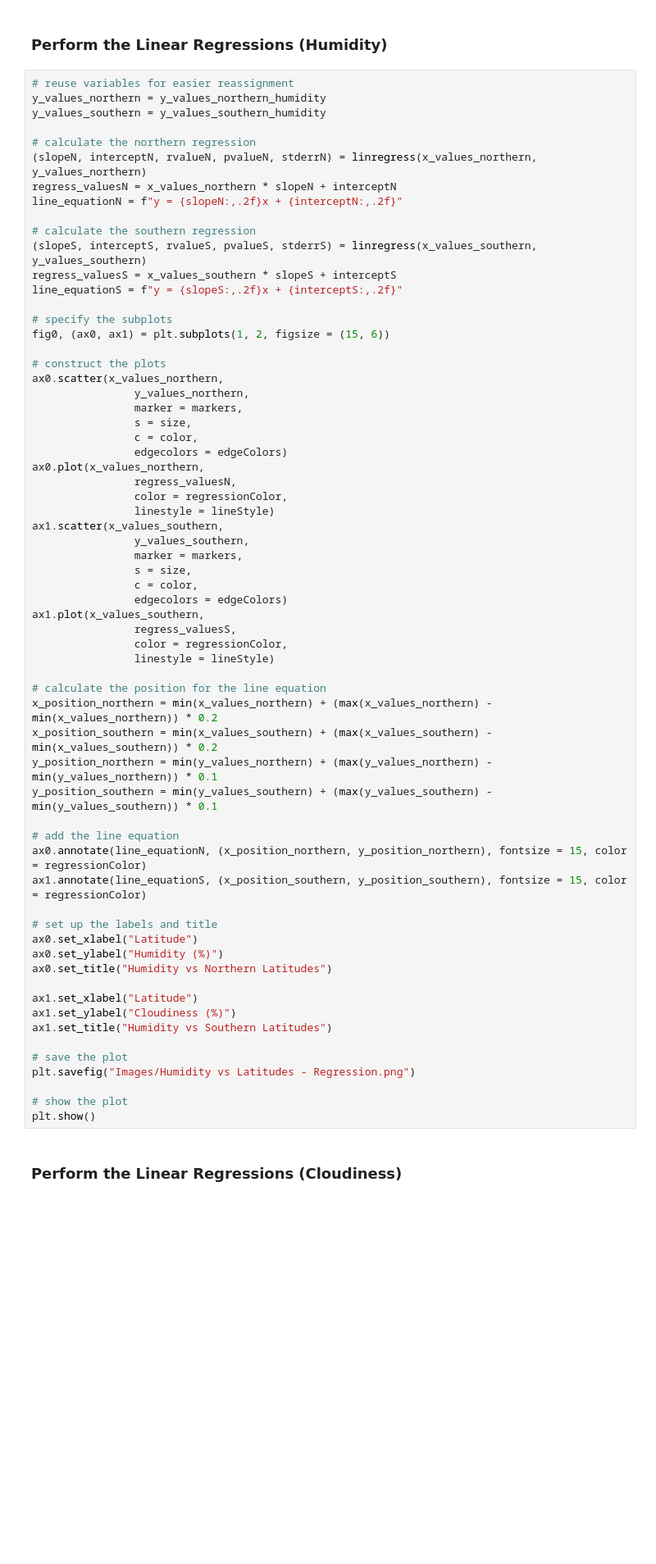
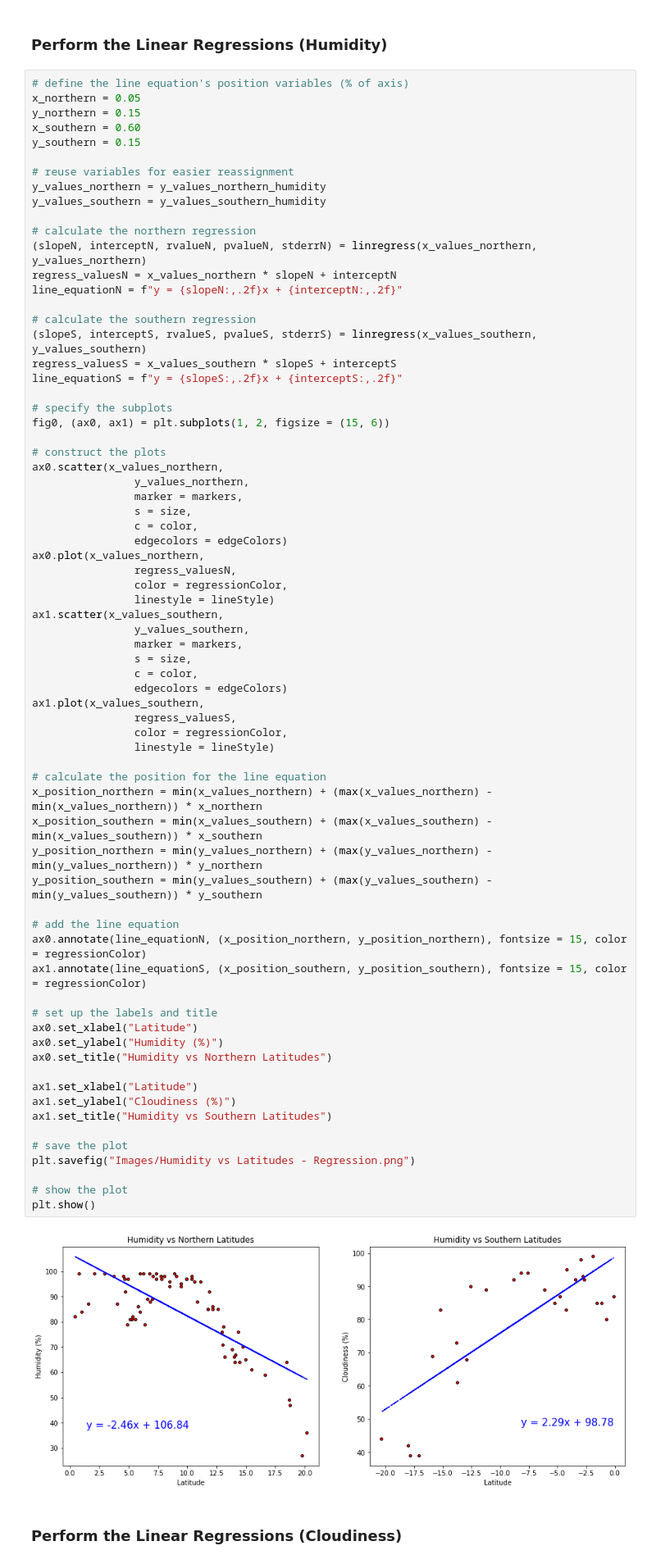
Before and after one commit to seneubauer/python-api-challenge, a Jupyter notebook: WeatherPy.ipynb, the cells around one changed output. Shown: that part at 82% size. Drawn from its saved outputs; the diff is of its cells as text; blank space fills up the shorter version.

```diff
--- a/WeatherPy.ipynb
+++ b/WeatherPy.ipynb
@@ -300,6 +336,12 @@ plt.show()
 # %% [markdown]
 ### Perform the Linear Regressions (Humidity)
 # %%
+# define the line equation's position variables (% of axis)
+x_northern = 0.05
+y_northern = 0.15
+x_southern = 0.60
+y_southern = 0.15
+
 # reuse variables for easier reassignment
 y_values_northern = y_values_northern_humidity
 y_values_southern = y_values_southern_humidity
@@ -332,37 +374,39 @@ ax1.scatter(x_values_southern,
                 y_values_southern,
                 marker = markers,
                 s = size,
                 c = color,
                 edgecolors = edgeColors)
 ax1.plot(x_values_southern,
                 regress_valuesS,
                 color = regressionColor,
                 linestyle = lineStyle)
 
 # calculate the position for the line equation
-x_position_northern = min(x_values_northern) + (max(x_values_northern) - min(x_values_northern)) * 0.2
-x_position_southern = min(x_values_southern) + (max(x_values_southern) - min(x_values_southern)) * 0.2
-y_position_northern = min(y_values_northern) + (max(y_values_northern) - min(y_values_northern)) * 0.1
-y_position_southern = min(y_values_southern) + (max(y_values_southern) - min(y_values_southern)) * 0.1
+x_position_northern = min(x_values_northern) + (max(x_values_northern) - min(x_values_northern)) * x_northern
+x_position_southern = min(x_values_southern) + (max(x_values_southern) - min(x_values_southern)) * x_southern
+y_position_northern = min(y_values_northern) + (max(y_values_northern) - min(y_values_northern)) * y_northern
+y_position_southern = min(y_values_southern) + (max(y_values_southern) - min(y_values_southern)) * y_southern
 
 # add the line equation
 ax0.annotate(line_equationN, (x_position_northern, y_position_northern), fontsize = 15, color = regressionColor)
 ax1.annotate(line_equationS, (x_position_southern, y_position_southern), fontsize = 15, color = regressionColor)
 
 # set up the labels and title
 ax0.set_xlabel("Latitude")
 ax0.set_ylabel("Humidity (%)")
 ax0.set_title("Humidity vs Northern Latitudes")
 
 ax1.set_xlabel("Latitude")
 ax1.set_ylabel("Cloudiness (%)")
 ax1.set_title("Humidity vs Southern Latitudes")
 
 # save the plot
 plt.savefig("Images/Humidity vs Latitudes - Regression.png")
 
 # show the plot
 plt.show()
+# %% [output]
+[figure, added]
 # %% [markdown]
 ### Perform the Linear Regressions (Cloudiness)
 # %%
```
Also changed, not shown: parts of 10 cells of this notebook, 9 other files.
